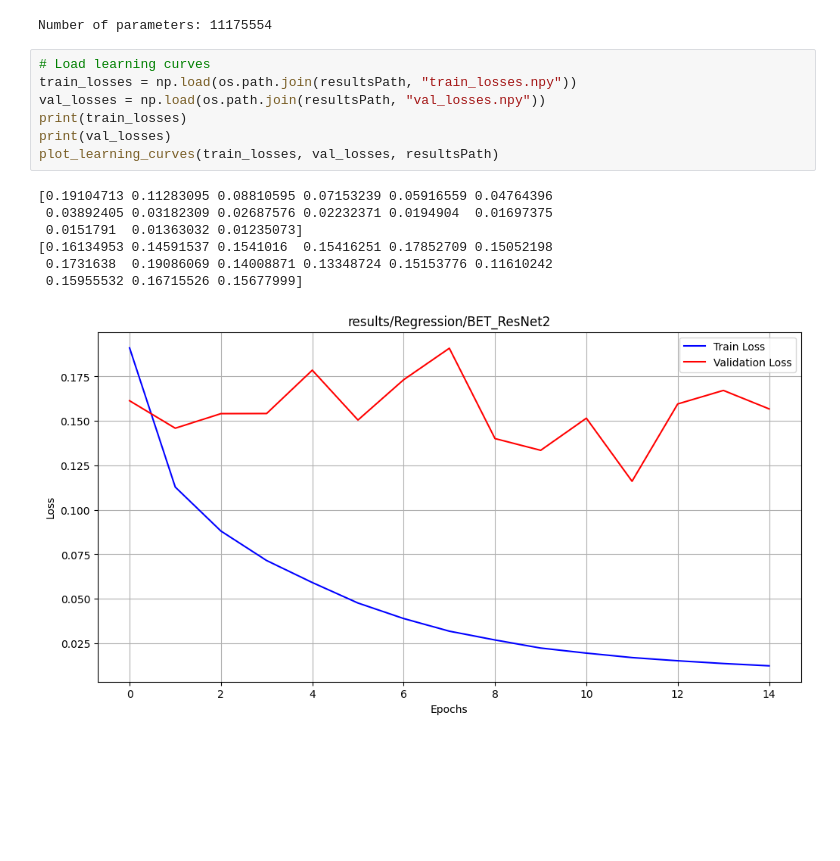
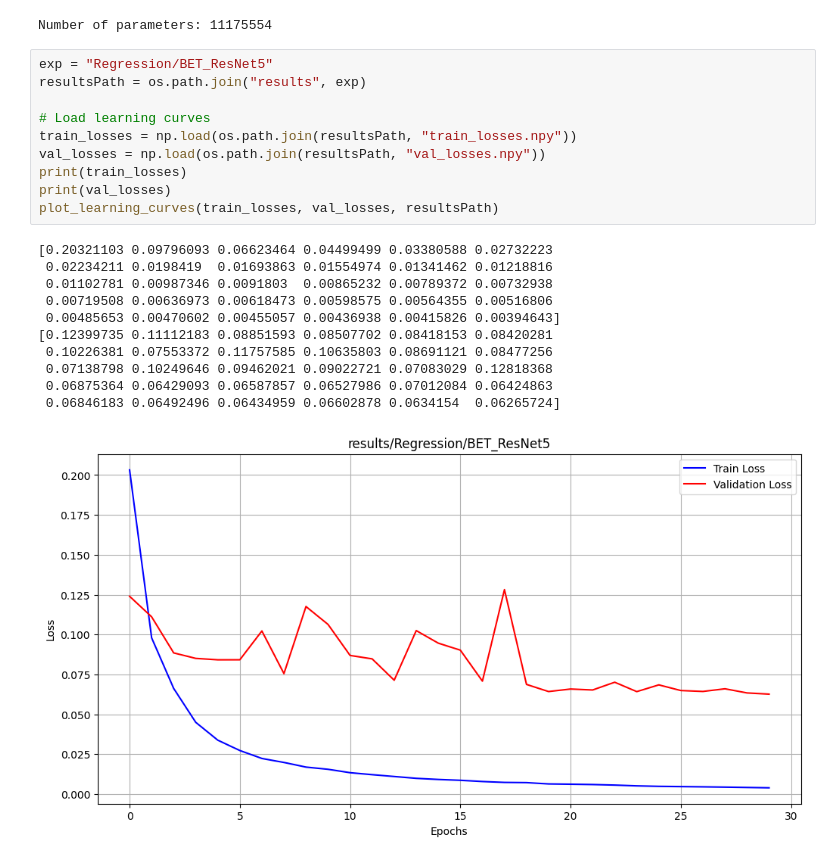
Before and after one commit to Hip02/CrowdMonitoring_Hip, a Jupyter notebook: DeepLearning/deep_learning_first_try.ipynb, the cells around one changed output. Cells and saved outputs as stored; diff of their text form; blank space fills up the shorter version.

```diff
--- a/DeepLearning/deep_learning_first_try.ipynb
+++ b/DeepLearning/deep_learning_first_try.ipynb
@@ -72,17 +88,24 @@ print(f"Number of parameters: {num_params}")
 # %% [output]
 Number of parameters: 11175554
 # %%
+exp = "Regression/BET_ResNet5"
+resultsPath = os.path.join("results", exp)
+
 # Load learning curves
 train_losses = np.load(os.path.join(resultsPath, "train_losses.npy"))
 val_losses = np.load(os.path.join(resultsPath, "val_losses.npy"))
 print(train_losses)
 print(val_losses)
 plot_learning_curves(train_losses, val_losses, resultsPath)
 # %% [output]
-[0.19104713 0.11283095 0.08810595 0.07153239 0.05916559 0.04764396
- 0.03892405 0.03182309 0.02687576 0.02232371 0.0194904  0.01697375
- 0.0151791  0.01363032 0.01235073]
-[0.16134953 0.14591537 0.1541016  0.15416251 0.17852709 0.15052198
- 0.1731638  0.19086069 0.14008871 0.13348724 0.15153776 0.11610242
- 0.15955532 0.16715526 0.15677999]
+[0.20321103 0.09796093 0.06623464 0.04499499 0.03380588 0.02732223
+ 0.02234211 0.0198419  0.01693863 0.01554974 0.01341462 0.01218816
+ 0.01102781 0.00987346 0.0091803  0.00865232 0.00789372 0.00732938
+ 0.00719508 0.00636973 0.00618473 0.00598575 0.00564355 0.00516806
+ 0.00485653 0.00470602 0.00455057 0.00436938 0.00415826 0.00394643]
+[0.12399735 0.11112183 0.08851593 0.08507702 0.08418153 0.08420281
+ 0.10226381 0.07553372 0.11757585 0.10635803 0.08691121 0.08477256
+ 0.07138798 0.10249646 0.09462021 0.09022721 0.07083029 0.12818368
+ 0.06875364 0.06429093 0.06587857 0.06527986 0.07012084 0.06424863
+ 0.06846183 0.06492496 0.06434959 0.06602878 0.0634154  0.06265724]
-[figure, old version]
+[figure, new version]
```
Also changed, not shown: parts of 1 cell of this notebook, 3 other files.
